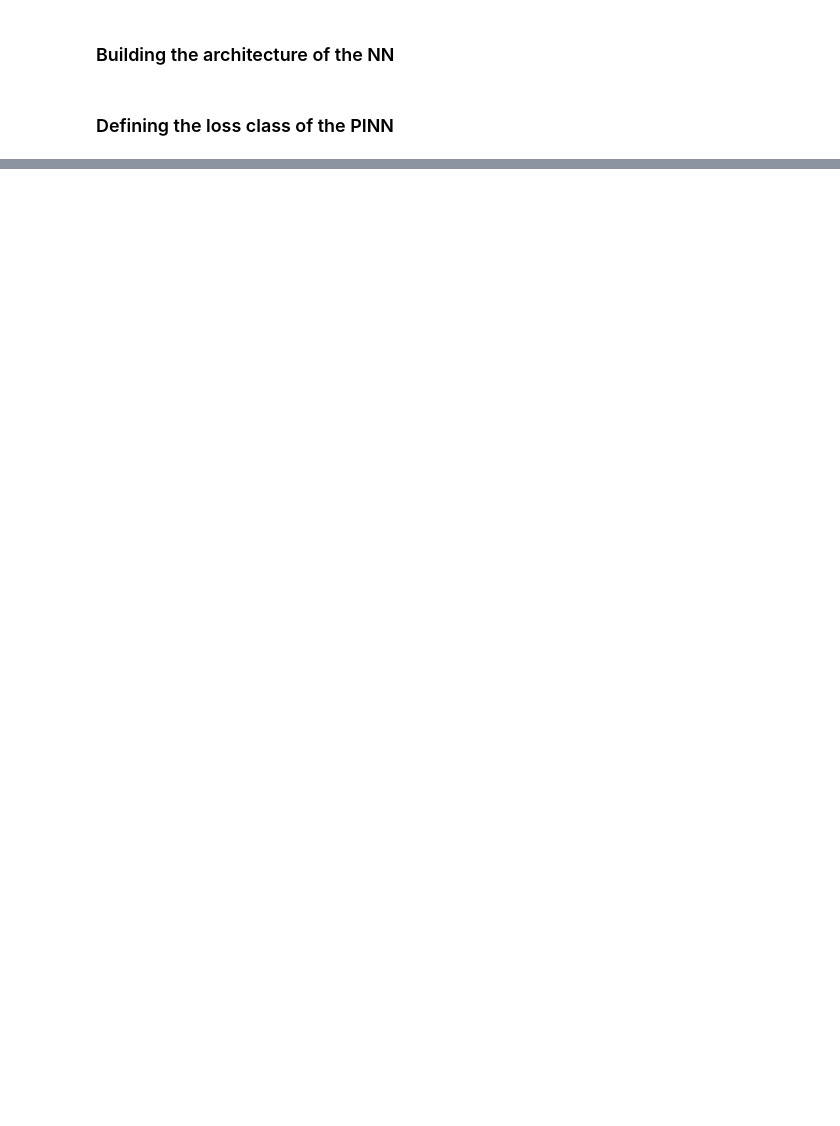
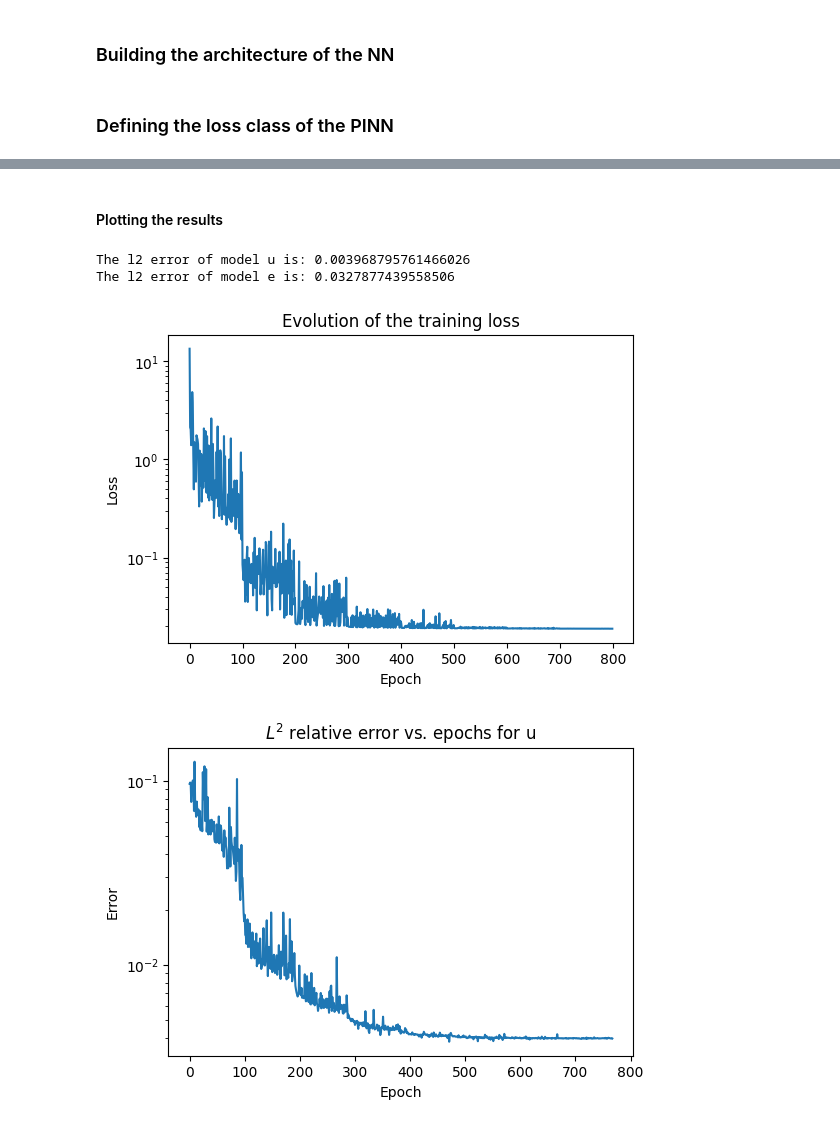
Before and after one commit to RLarrubia/DLPDEs_exam_exercises, a Jupyter notebook: Problem_A_task2.ipynb, the cells around one changed output, grey strips where cells are left out. Drawn from its saved outputs; the diff is of its cells as text; code cells hidden in the pictures; blank space fills up the shorter version.

```diff
--- a/Problem_A_task2.ipynb
+++ b/Problem_A_task2.ipynb
@@ -140,7 +164,6 @@ class LossClass(object):
 
     def loss_pde(self, x_in):
         '''loss term related to the PDE'''
-        # return torch.tensor(0.)
         ################# The PDE loss
         x = Variable(x_in, requires_grad=True).to(self.device)
         #
@@ -173,6 +196,7 @@ class LossClass(object):
         return loss
 
     def loss_e_boundary(self):
+        '''loss term to impose the known values of the elastic modulous in the boundary'''
         x_bc = torch.tensor([[0.0], [1.0]], dtype=torch.float32).to(self.device)
         e_bc = torch.tensor([[1.0], [1.0]], dtype=torch.float32).to(self.device)
         e_pred = self.e_model(x_bc)
@@ -322,0 +395,6 @@ plt.show()
+# %%
+hiperparams = {'nc':200000, 'batch_size':1000, 'lr':3e-3,
+                   'epochs': 800, 'u_layers':[1, 40, 40, 40, 40, 1], 'e_layers':[1, 40, 40, 40, 40, 1],
+                   'w_pde':2., 'w_data':200., 'w_bc_e':100., 'scheduler_step':8, 'weight_decay':1e-4, 'gamma':0.5}
+# %%
+loss_list, error_u_list, error_e_list = train_inverse_PINN(hiperparams)
@@ -322,0 +427,18 @@ plt.show()
+# %% [markdown]
+#### Plotting the results
+# %%
+# loading model u trained
+model_u_trained = MLP(hiperparams['u_layers']).to(device)
+model_u_trained.load_state_dict(torch.load(f'Models/best_model_A_inverse_u.pth'))
+
+# loading model e trained
+model_e_trained = MLP(hiperparams['e_layers']).to(device)
+model_e_trained.load_state_dict(torch.load(f'Models/best_model_A_inverse_e.pth'))
+
+# ploting results
+plot_results(hiperparams['nc'], model_u_trained, model_e_trained, loss_list=loss_list, error_u_list=error_u_list, error_e_list=error_e_list, save=True)
+# %% [output]
+The l2 error of model u is: 0.003968795761466026
+The l2 error of model e is: 0.0327877439558506
+[figure, added]
+[figure, added]
```
Also changed, not shown: parts of 15 cells of this notebook, 12 other files.
